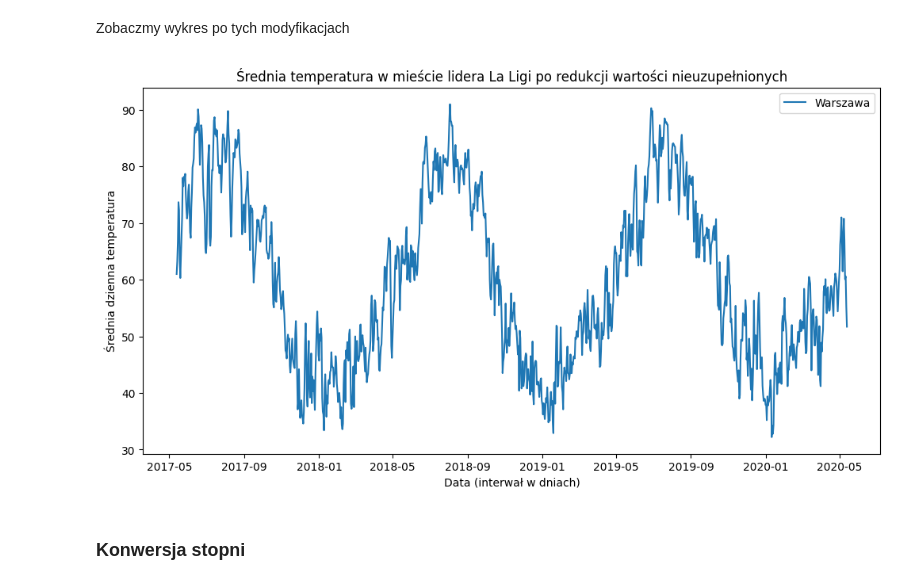
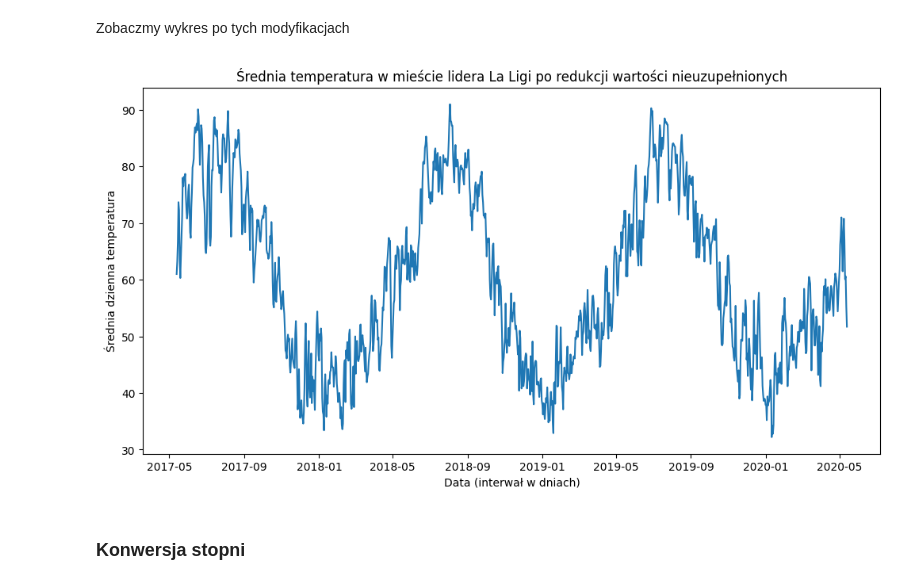
Before and after one commit to mathieuboro/Raport_ARMA_Computer_Analysis_of_Time_Series, a Jupyter notebook: raport.ipynb, the cells around one changed output. Saved outputs shown, nothing was run; the diff lists cells and outputs as text; code cells hidden in the pictures.

```diff
--- a/raport.ipynb
+++ b/raport.ipynb
@@ -131,16 +131,15 @@ Zobaczmy wykres po tych modyfikacjach
 # %%
 plt.figure(figsize=(12, 6))
 plt.plot(madrid_data['Date'], madrid_data['AvgTemperature'])
 
 plt.title('Średnia temperatura w mieście lidera La Ligi po redukcji wartości nieuzupełnionych')
 
 plt.xlabel('Data (interwał w dniach)')
 plt.ylabel('Średnia dzienna temperatura')
 
-plt.legend()
 plt.show()
 # %% [output]
-[figure, old version]
+[figure, new version]
 # %% [markdown]
 ### Konwersja stopni
 # %% [markdown]
```
Also changed, not shown: parts of 8 cells of this notebook.
